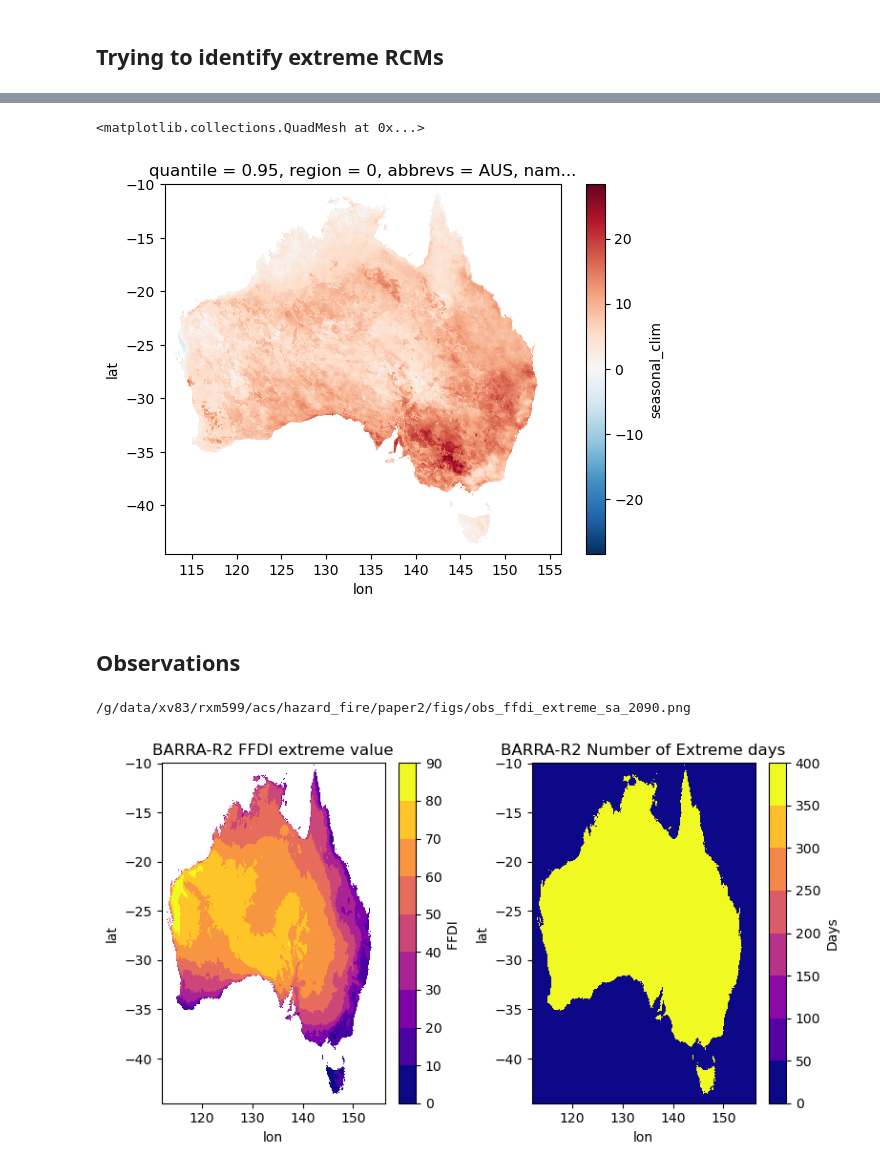
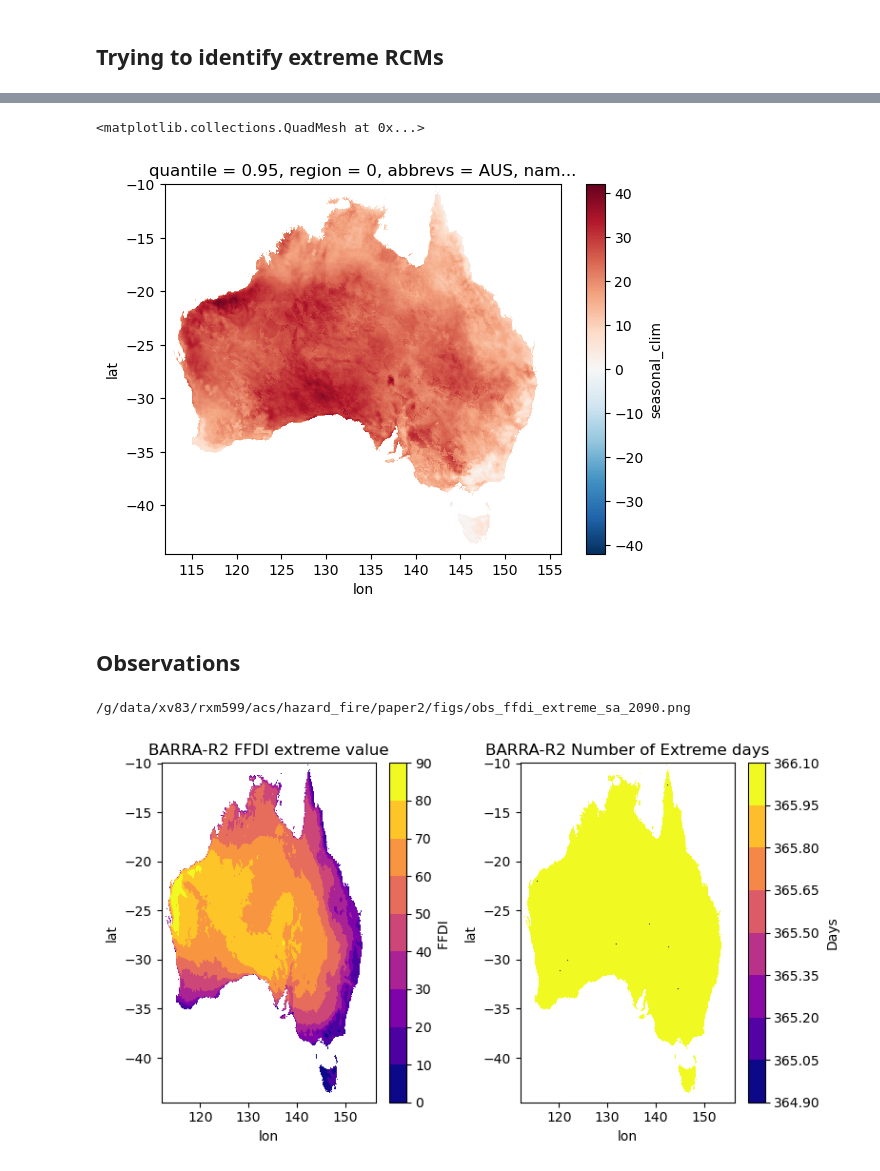
Before and after one commit to AusClimateService/hazard_fire, a Jupyter notebook: paper2/plot_ffdi-change.ipynb, the cells around one changed output, grey strips where cells are left out. Saved outputs shown, nothing was run; the diff lists cells and outputs as text; code cells hidden in the pictures.

```diff
--- a/paper2/plot_ffdi-change.ipynb
+++ b/paper2/plot_ffdi-change.ipynb
@@ -637,8 +721,8 @@ Ranking of models (closest → farthest from mean):
 # %%
-(FD.sel(model=4)-FD.sel(model=19)).plot()
+(FD.sel(model=13)-FD.sel(model=32)).plot()
 # %% [output]
 <matplotlib.collections.QuadMesh at 0x...>
-[figure, old version]
+[figure, new version]
 # %% [markdown]
 ##  Observations
 # %%
@@ -650,26 +734,26 @@ Fmean=ds1.seasonal_clim.mean(dim='model')
 # %%
 # plot FFDI extreme and relative error
 plt.figure(figsize=(8,4.5))
 plt.subplot(1,2,1)
 ax=FM.plot(cmap='plasma',levels=10)
 colorbar=ax.colorbar
 ax=plt.title('BARRA-R2 FFDI extreme value')
 colorbar.set_label('FFDI ')
 
 plt.subplot(1,2,2)
-ax=Fdays.sum(dim='season').plot(cmap='plasma',levels=10)
+ax=Fdays.sum(dim='season',skipna=False).plot(cmap='plasma',levels=10)
 colorbar=ax.colorbar
 ax=plt.title('BARRA-R2 Number of Extreme days')
 colorbar.set_label('Days')
 ax=plt.tight_layout()
 
 
 fname=dirsave+'obs_ffdi_extreme_'+dirstore+'.png'
 print(fname)
 plt.savefig(fname, dpi=150, bbox_inches="tight")
 # %% [output]
 /g/data/xv83/rxm599/acs/hazard_fire/paper2/figs/obs_ffdi_extreme_sa_2090.png
-[figure, old version]
+[figure, new version]
 # %%
 SM2=Fdays
 #SM2=Fmean
```
Also changed, not shown: parts of 26 cells of this notebook, 10 other files.
